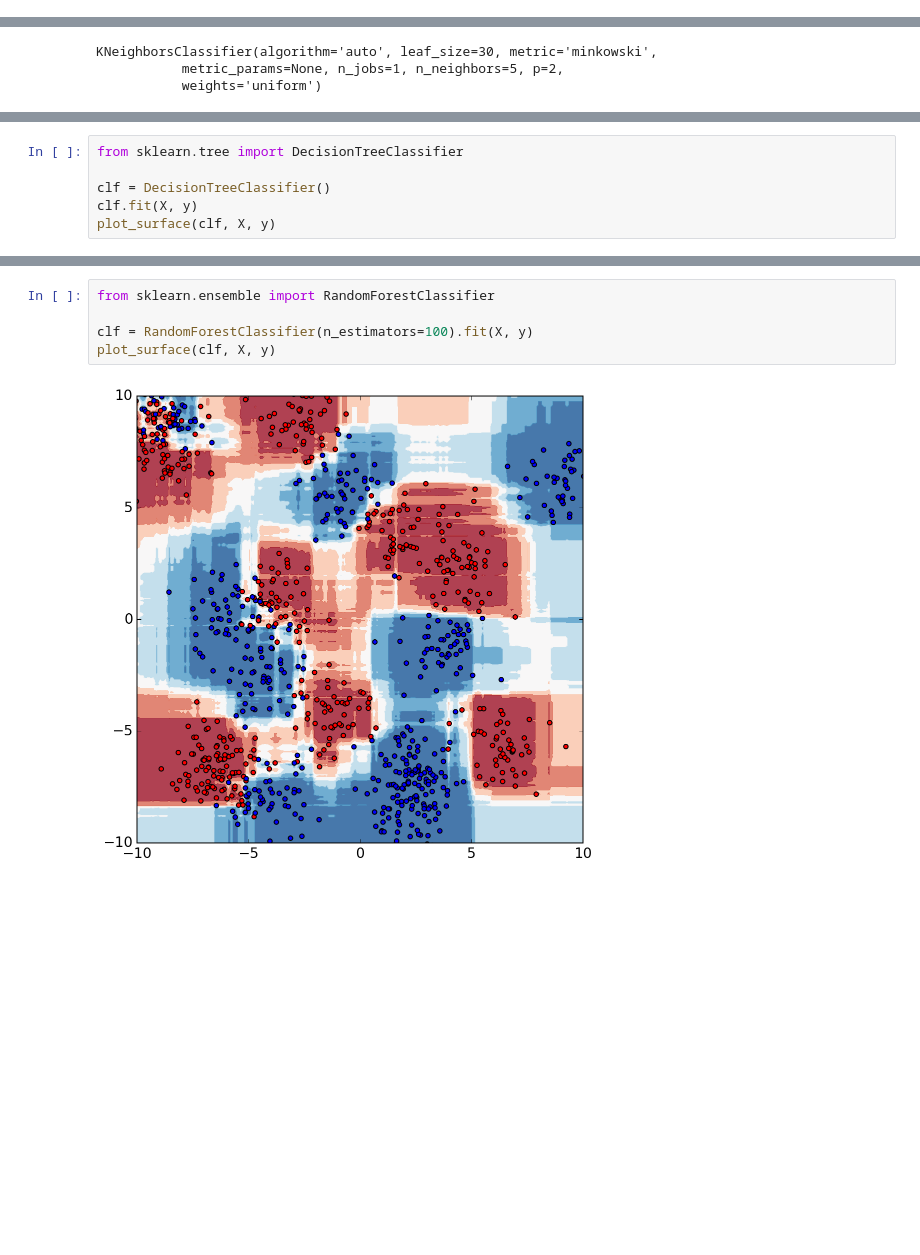
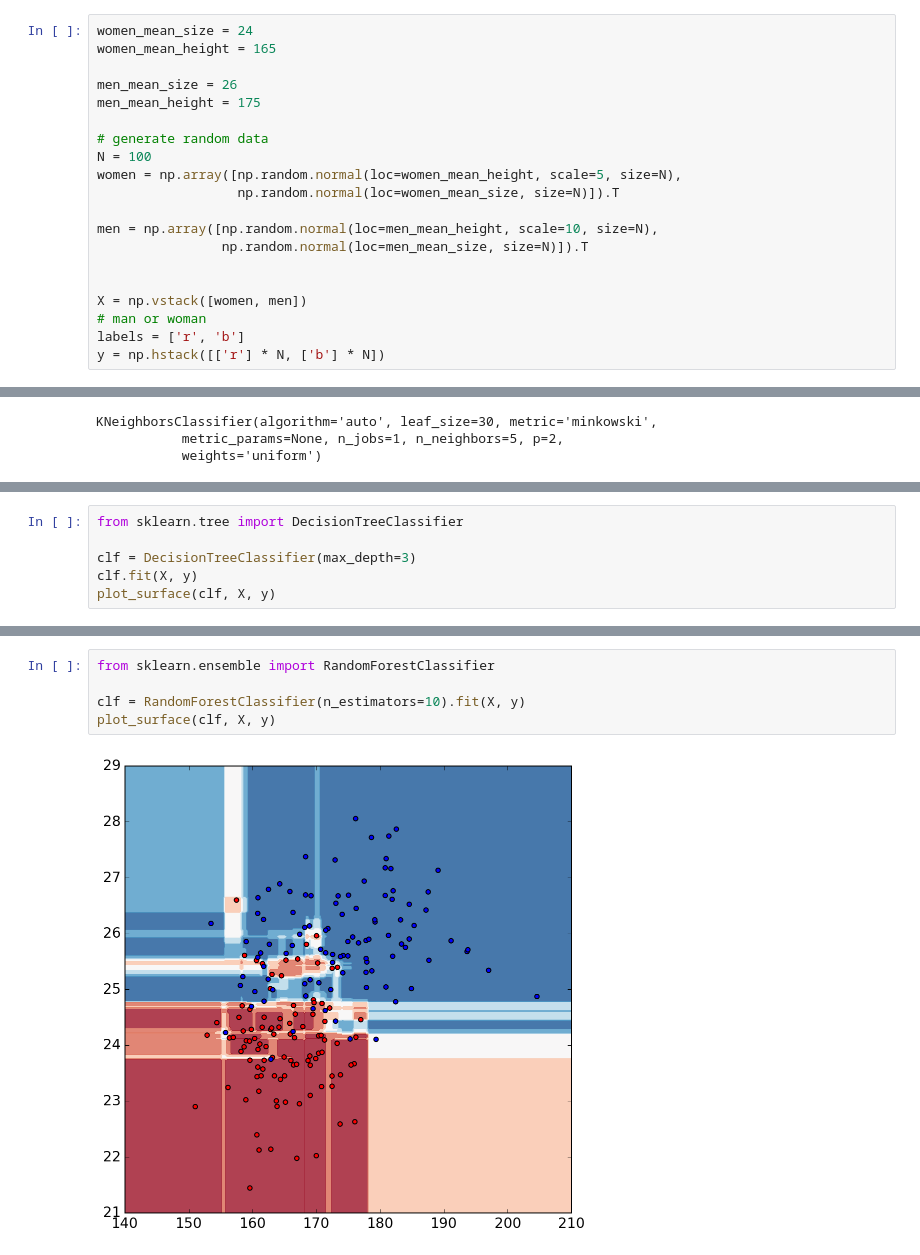
Before and after one commit to wildtreetech/ghbd, a Jupyter notebook: intro.ipynb, the cells around one changed output, grey strips where cells are left out. Saved outputs shown, nothing was run; the diff lists cells and outputs as text; blank space fills up the shorter version.

```diff
--- a/intro.ipynb
+++ b/intro.ipynb
@@ -87,0 +68,20 @@ print(y[:5])
+# %%
+women_mean_size = 24
+women_mean_height = 165
+
+men_mean_size = 26
+men_mean_height = 175
+
+# generate random data
+N = 100
+women = np.array([np.random.normal(loc=women_mean_height, scale=5, size=N),
+                  np.random.normal(loc=women_mean_size, size=N)]).T
+
+men = np.array([np.random.normal(loc=men_mean_height, scale=10, size=N),
+                np.random.normal(loc=men_mean_size, size=N)]).T
+
+
+X = np.vstack([women, men])
+# man or woman
+labels = ['r', 'b']
+y = np.hstack([['r'] * N, ['b'] * N])
@@ -135,7 +145,7 @@ conceptually easy to understand.
 # %%
 from sklearn.tree import DecisionTreeClassifier
 
-clf = DecisionTreeClassifier()
+clf = DecisionTreeClassifier(max_depth=3)
 clf.fit(X, y)
 plot_surface(clf, X, y)
 # %% [output]
@@ -165,7 +175,7 @@ output of the random forest.
 # %%
 from sklearn.ensemble import RandomForestClassifier
 
-clf = RandomForestClassifier(n_estimators=100).fit(X, y)
+clf = RandomForestClassifier(n_estimators=10).fit(X, y)
 plot_surface(clf, X, y)
 # %% [output]
-[figure, old version]
+[figure, new version]
```
Also changed, not shown: parts of 15 cells of this notebook, 2 other files.
